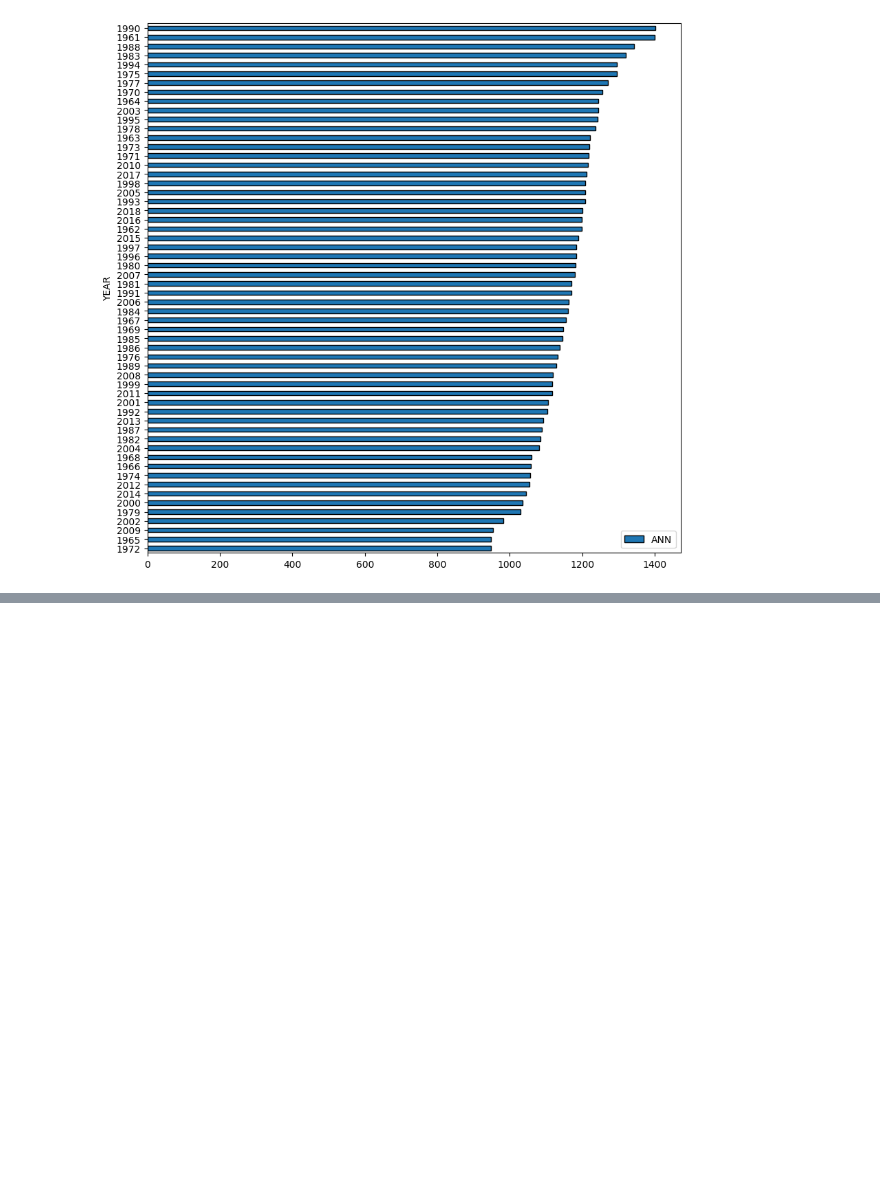
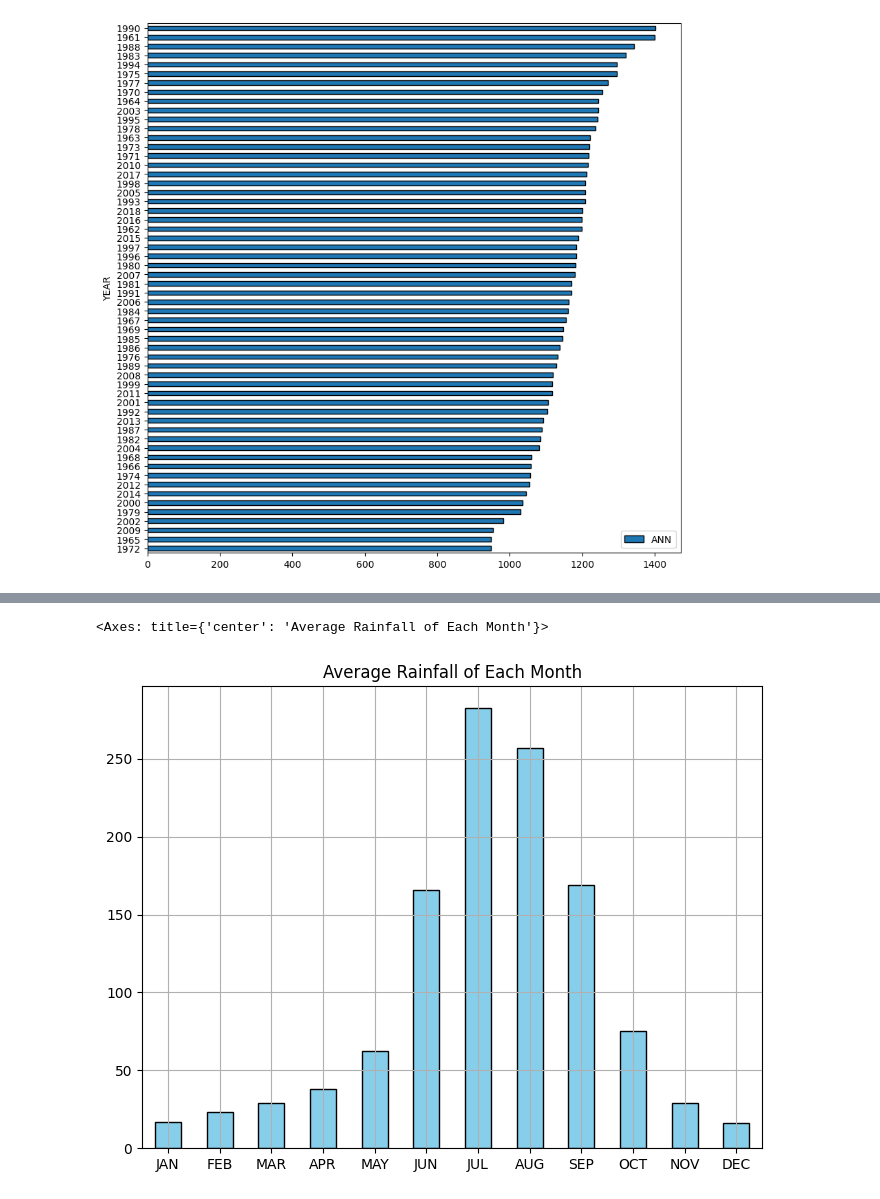
Before and after one commit to Pamela1005/Machine-learning-, a Jupyter notebook: India's Rainfall.ipynb, the cells around one changed output, grey strips where cells are left out. Drawn from its saved outputs; the diff is of its cells as text; code cells hidden in the pictures; blank space fills up the shorter version.

```diff
--- a/India's Rainfall.ipynb
+++ b/India's Rainfall.ipynb
@@ -104,0 +113,18 @@ average.plot(kind= "barh", figsize= (8,6), edgecolor= "black", color= "skyblue"
+# %%
+each_column=[
+    'JAN',
+    'FEB',
+    'MAR',
+    'APR',
+    'MAY',
+    'JUN',
+    'JUL',
+    'AUG',
+    'SEP',
+    'OCT',
+    'NOV',
+    'DEC'
+]
+avg = df[each_column].mean()
+avg.index = [col.split('(')[0].strip() for col in avg.index]
+print(avg)
@@ -104,0 +145,13 @@ average.plot(kind= "barh", figsize= (8,6), edgecolor= "black", color= "skyblue"
+# %%
+avg.plot(
+    kind="bar",
+    figsize=(8, 6),
+    edgecolor="black",
+    color="skyblue",
+    grid=True ,
+    title ='Average Rainfall of Each Month',
+    rot = 0
+)
+# %% [output]
+<Axes: title={'center': 'Average Rainfall of Each Month'}>
+[figure, added]
```
Also changed, not shown: parts of 7 cells of this notebook.
